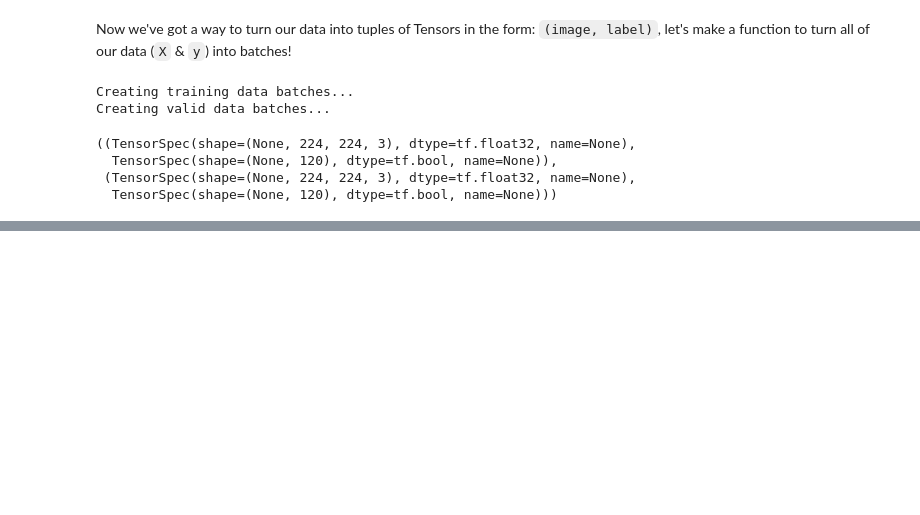
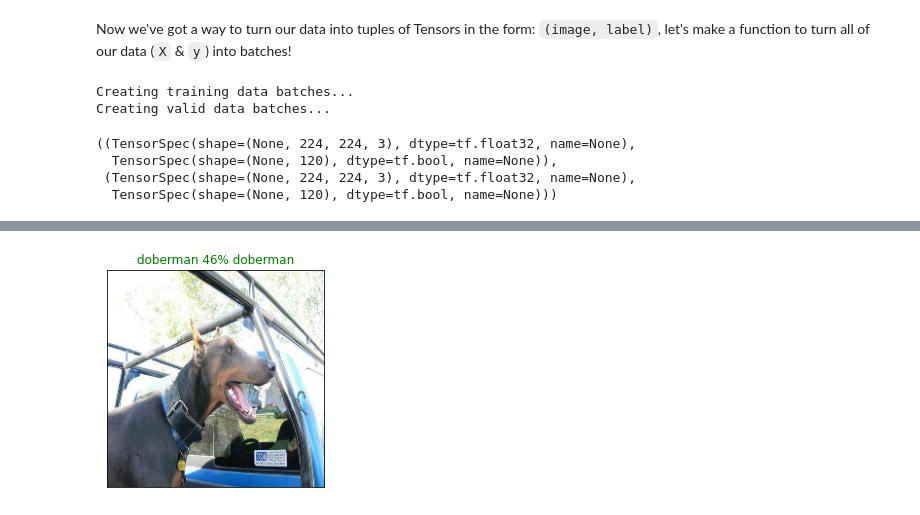
Before and after one commit to KyrylR/-Neural-Networks-DL-TL-TF, a Jupyter notebook: dog_vision.ipynb, the cells around one changed output, grey strips where cells are left out. Drawn from its saved outputs; the diff is of its cells as text; code cells hidden in the pictures; blank space fills up the shorter version.

```diff
--- a/dog_vision.ipynb
+++ b/dog_vision.ipynb
@@ -427,0 +647,3 @@ train_data.element_spec, val_data.element_spec
+# %%
+# Fit the model to the data
+model = train_model()
@@ -427,0 +731,11 @@ train_data.element_spec, val_data.element_spec
+# %%
+# Turn prediction probabilities into their respective label (easier to understand)
+def get_pred_label(prediction_probabilities):
+  """
+  Turns an array of prediction probabilities into a label.
+  """
+  return unique_breeds[np.argmax(prediction_probabilities)]
+
+# Get a predicted label based on an array of prediction probabilities
+pred_label = get_pred_label(predictions[0])
+pred_label
@@ -427,0 +794,33 @@ train_data.element_spec, val_data.element_spec
+# %%
+def plot_pred(prediction_probabilities, labels, images, n=1):
+  """
+  View the prediction, ground truth and image for sample n
+  """
+  pred_prob, true_label, image = prediction_probabilities[n], labels[n], images[n]
+
+  # Get the pred label
+  pred_label = get_pred_label(pred_prob)
+
+  # Plot image & remove ticks
+  plt.imshow(image)
+  plt.xticks([])
+  plt.yticks([])
+
+  # Change the colour of the title depending on if the prediction is right or wrong
+  if pred_label == true_label:
+    color = "green"
+  else:
+    color = "red"
+
+  # Change plot title to be predicted, probability of prediction and truth label
+  plt.title("{} {:2.0f}% {}".format(pred_label,
+                                    np.max(pred_prob)*100,
+                                    true_label),
+                                    color=color)
+# %%
+plot_pred(prediction_probabilities=predictions,
+          labels=val_labels,
+          images=val_images,
+          n=37)
+# %% [output]
+[figure, added]
```
Also changed, not shown: parts of 71 cells of this notebook.
